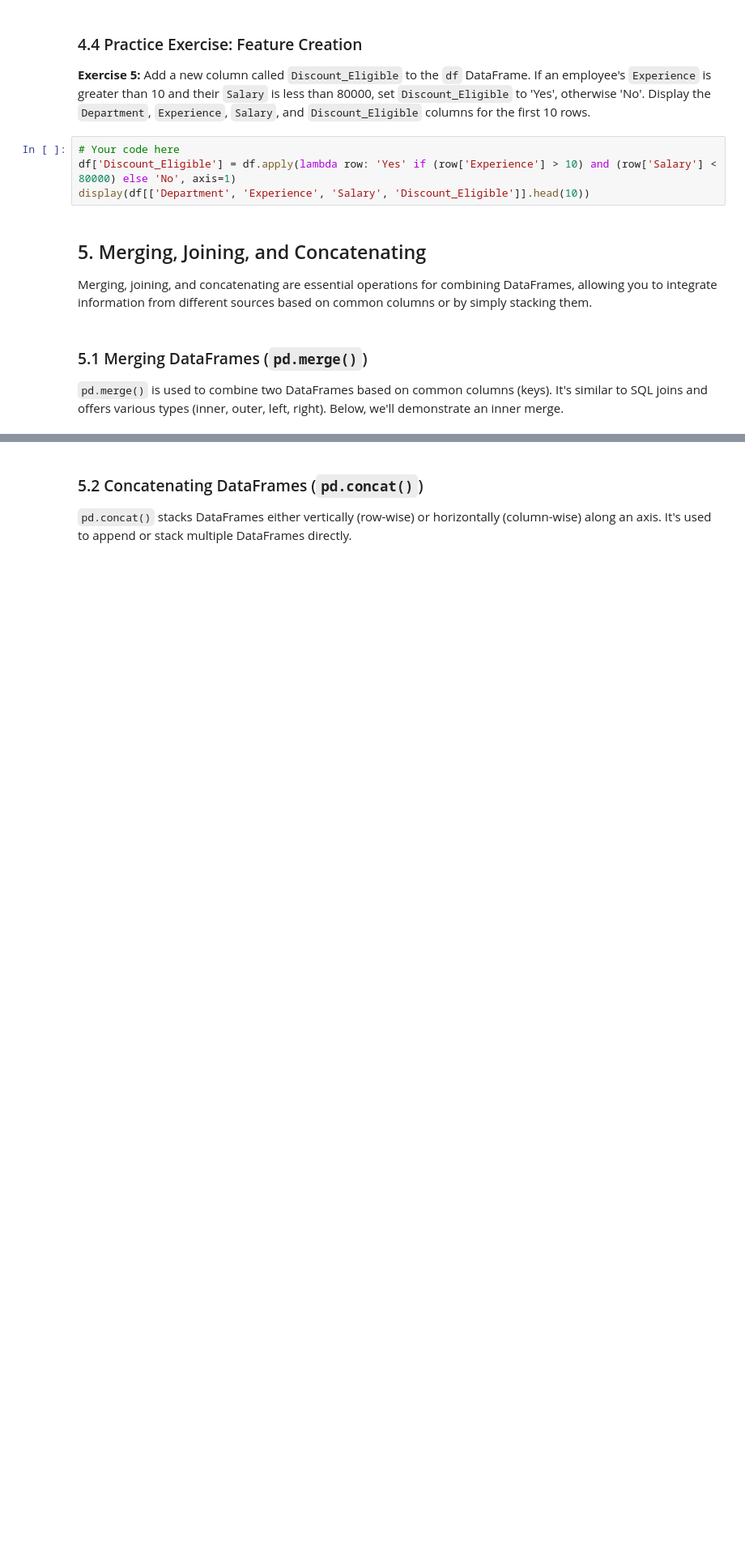
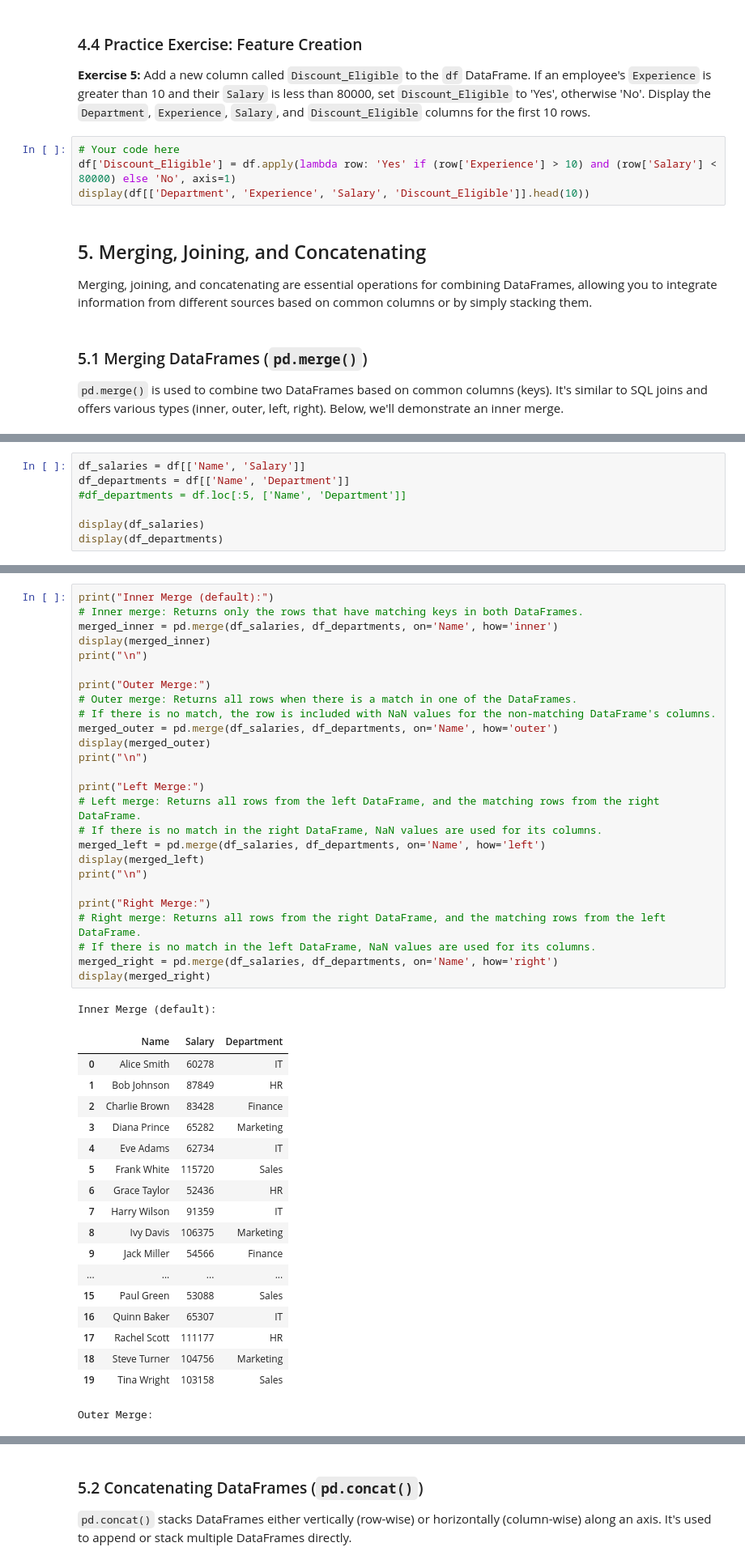
Before and after one commit to Mohamad-Selawy/Data-Analysis, a Jupyter notebook: Data Analysis/Level 1/3_Data_Transformation_&_Feature_Engineering.ipynb, the cells around one changed output, grey strips where cells are left out. Shown at 81% size. Drawn from its saved outputs; the diff is of its cells as text; blank space fills up the shorter version.

```diff
--- a/Data Analysis/Level 1/3_Data_Transformation_&_Feature_Engineering.ipynb
+++ b/Data Analysis/Level 1/3_Data_Transformation_&_Feature_Engineering.ipynb
@@ -233,0 +182,7 @@ Left Merged DataFrame (all employees, with contact info where available):
+# %%
+df_salaries = df[['Name', 'Salary']]
+df_departments = df[['Name', 'Department']]
+#df_departments = df.loc[:5, ['Name', 'Department']]
+
+display(df_salaries)
+display(df_departments)
@@ -233,0 +224,46 @@ Left Merged DataFrame (all employees, with contact info where available):
+# %%
+print("Inner Merge (default):")
+# Inner merge: Returns only the rows that have matching keys in both DataFrames.
+merged_inner = pd.merge(df_salaries, df_departments, on='Name', how='inner')
+display(merged_inner)
+print("\n")
+
+print("Outer Merge:")
+# Outer merge: Returns all rows when there is a match in one of the DataFrames.
+# If there is no match, the row is included with NaN values for the non-matching DataFrame's columns.
+merged_outer = pd.merge(df_salaries, df_departments, on='Name', how='outer')
+display(merged_outer)
+print("\n")
+
+print("Left Merge:")
+# Left merge: Returns all rows from the left DataFrame, and the matching rows from the right DataFrame.
+# If there is no match in the right DataFrame, NaN values are used for its columns.
+merged_left = pd.merge(df_salaries, df_departments, on='Name', how='left')
+display(merged_left)
+print("\n")
+
+print("Right Merge:")
+# Right merge: Returns all rows from the right DataFrame, and the matching rows from the left DataFrame.
+# If there is no match in the left DataFrame, NaN values are used for its columns.
+merged_right = pd.merge(df_salaries, df_departments, on='Name', how='right')
+display(merged_right)
+# %% [output]
+Inner Merge (default):
+|  | Name | Salary | Department |
+| 0 | Alice Smith | 60278 | IT |
+| 1 | Bob Johnson | 87849 | HR |
+| 2 | Charlie Brown | 83428 | Finance |
+| 3 | Diana Prince | 65282 | Marketing |
+| 4 | Eve Adams | 62734 | IT |
+| 5 | Frank White | 115720 | Sales |
+| 6 | Grace Taylor | 52436 | HR |
+| 7 | Harry Wilson | 91359 | IT |
+| 8 | Ivy Davis | 106375 | Marketing |
+| 9 | Jack Miller | 54566 | Finance |
+| ... | ... | ... | ... |
+| 15 | Paul Green | 53088 | Sales |
+| 16 | Quinn Baker | 65307 | IT |
+| 17 | Rachel Scott | 111177 | HR |
+| 18 | Steve Turner | 104756 | Marketing |
+| 19 | Tina Wright | 103158 | Sales |
+Outer Merge:
```
Also changed, not shown: parts of 7 cells of this notebook.
